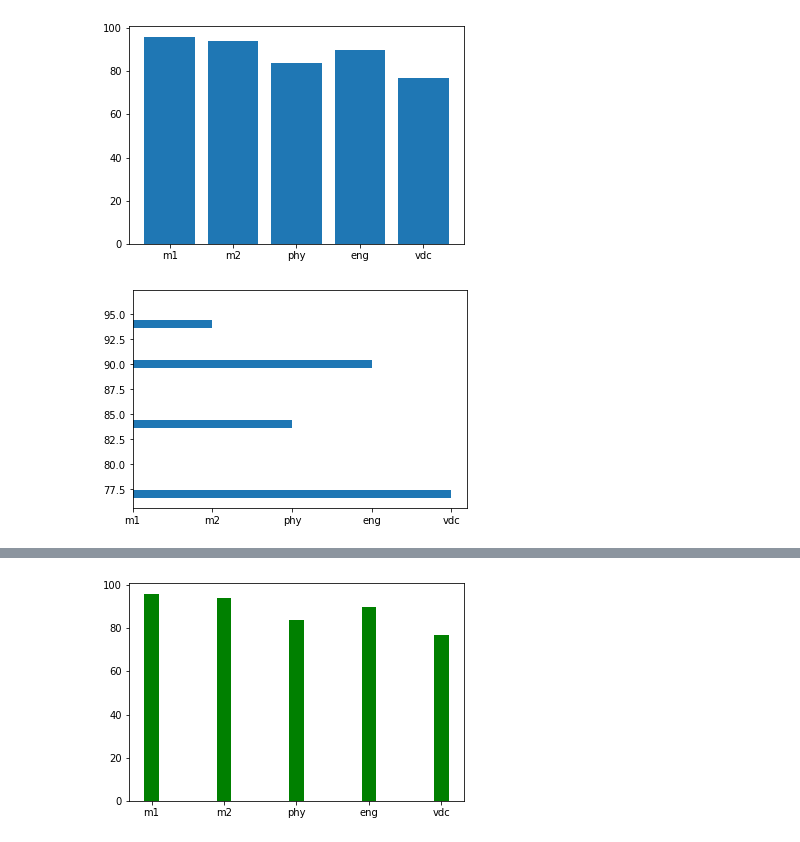
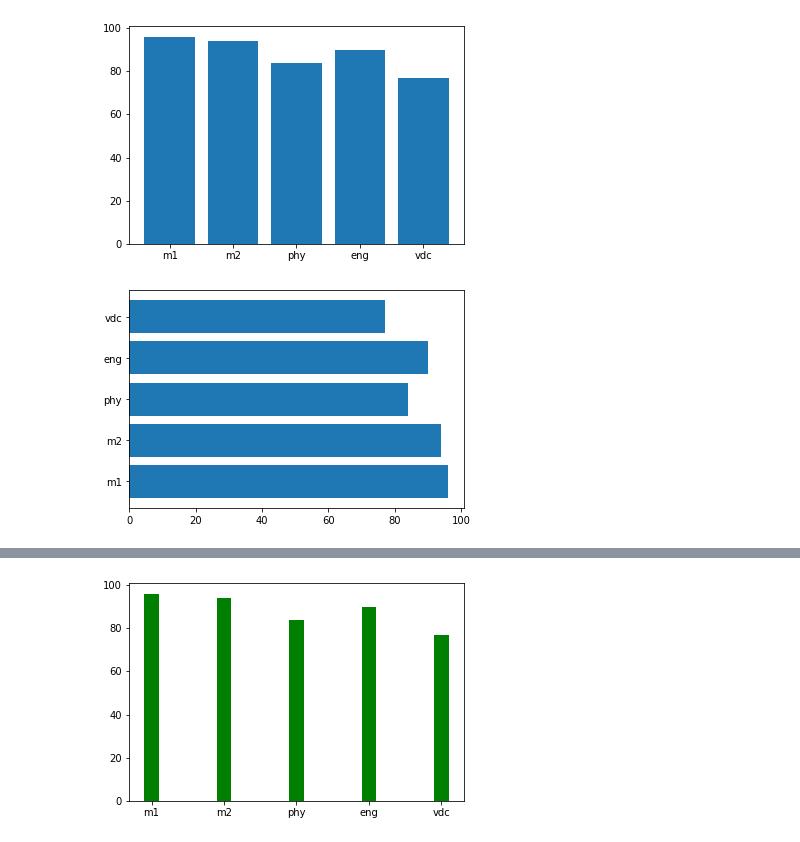
Before and after one commit to MADHAV-054/Python-practice-0054, a Jupyter notebook: Matplotlib.ipynb, the cells around one changed output, grey strips where cells are left out. Saved outputs shown, nothing was run; the diff lists cells and outputs as text; code cells hidden in the pictures.

```diff
--- a/Matplotlib.ipynb
+++ b/Matplotlib.ipynb
@@ -108,9 +502,9 @@ plt.show()
 # %%
 import matplotlib.pyplot as plt
 import numpy as np
-y=np.array(['m1','m2','phy','eng','vdc'])
-x=np.array([96,94,84,90,77])
+x=np.array(['m1','m2','phy','eng','vdc'])
+y=np.array([96,94,84,90,77])
 plt.barh(x,y)
 plt.show()
 # %% [output]
-[figure, old version]
+[figure, new version]
```
Also changed, not shown: parts of 50 cells of this notebook.
